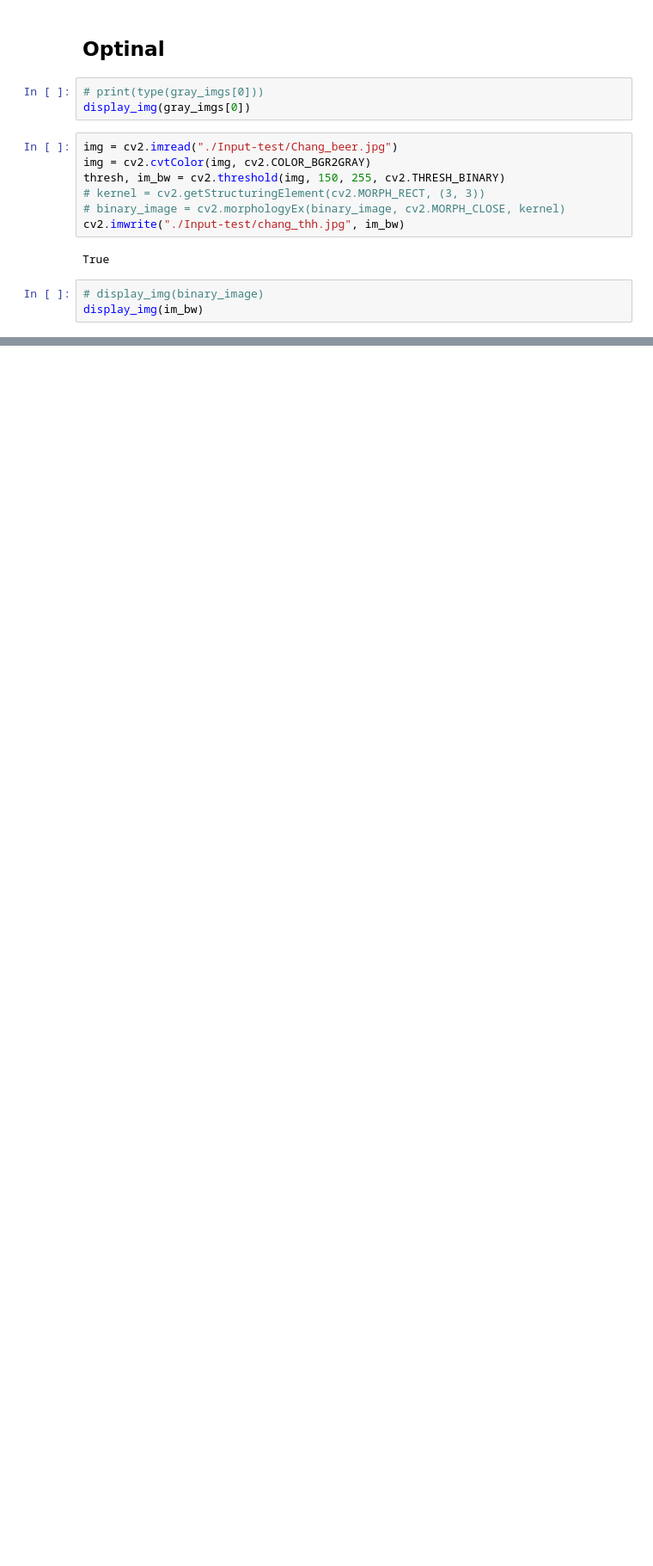
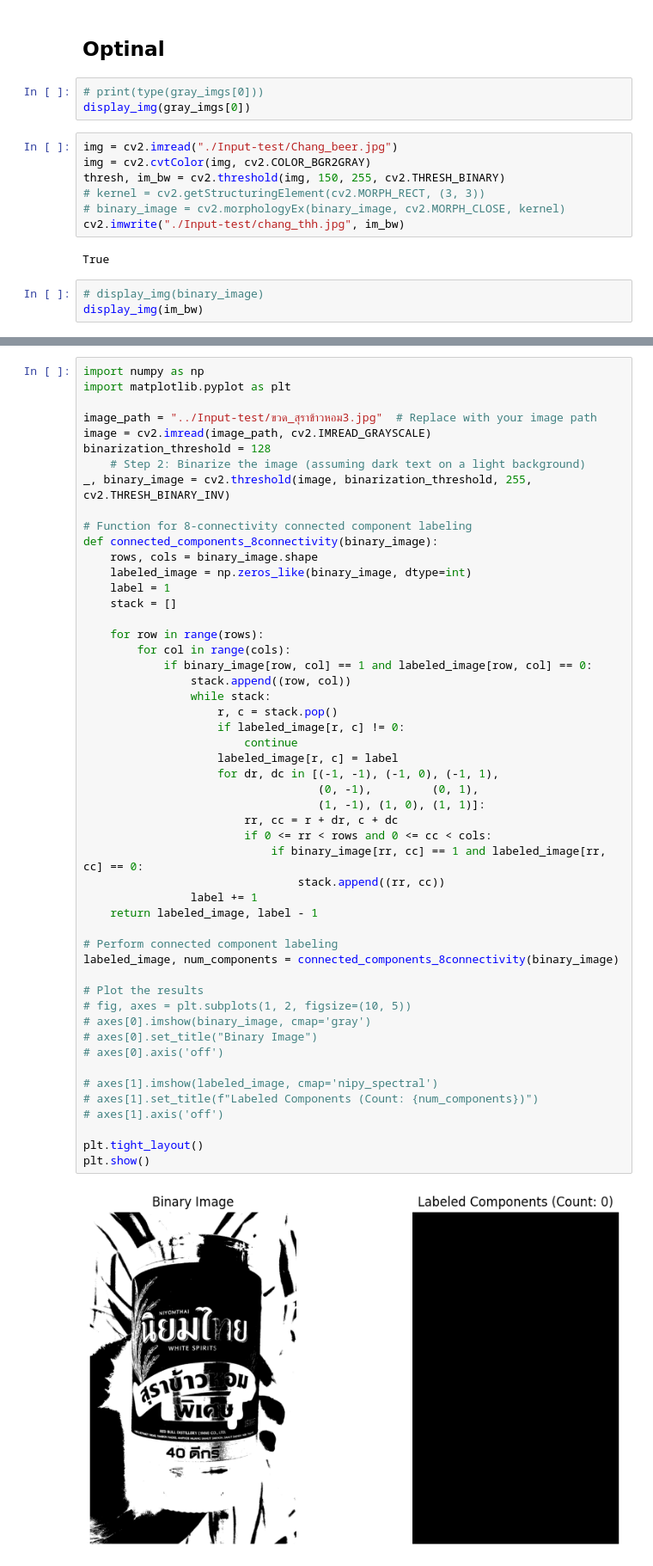
Before and after one commit to nkietwee/OCR-Product, a Jupyter notebook: Code/Pre-Processing.ipynb, the cells around one changed output, grey strips where cells are left out. Shown: that part at 86% size. Drawn from its saved outputs; the diff is of its cells as text; blank space fills up the shorter version.

```diff
--- a/Code/Pre-Processing.ipynb
+++ b/Code/Pre-Processing.ipynb
@@ -213,0 +280,53 @@ display_img(im_bw)
+# %%
+import numpy as np
+import matplotlib.pyplot as plt
+
+image_path = "../Input-test/ขวด_สุราข้าวหอม3.jpg"  # Replace with your image path
+image = cv2.imread(image_path, cv2.IMREAD_GRAYSCALE)
+binarization_threshold = 128
+    # Step 2: Binarize the image (assuming dark text on a light background)
+_, binary_image = cv2.threshold(image, binarization_threshold, 255, cv2.THRESH_BINARY_INV)
+
+# Function for 8-connectivity connected component labeling
+def connected_components_8connectivity(binary_image):
+    rows, cols = binary_image.shape
+    labeled_image = np.zeros_like(binary_image, dtype=int)
+    label = 1
+    stack = []
+
+    for row in range(rows):
+        for col in range(cols):
+            if binary_image[row, col] == 1 and labeled_image[row, col] == 0:
+                stack.append((row, col))
+                while stack:
+                    r, c = stack.pop()
+                    if labeled_image[r, c] != 0:
+                        continue
+                    labeled_image[r, c] = label
+                    for dr, dc in [(-1, -1), (-1, 0), (-1, 1),
+                                   (0, -1),         (0, 1),
+                                   (1, -1), (1, 0), (1, 1)]:
+                        rr, cc = r + dr, c + dc
+                        if 0 <= rr < rows and 0 <= cc < cols:
+                            if binary_image[rr, cc] == 1 and labeled_image[rr, cc] == 0:
+                                stack.append((rr, cc))
+                label += 1
+    return labeled_image, label - 1
+
+# Perform connected component labeling
+labeled_image, num_components = connected_components_8connectivity(binary_image)
+
+# Plot the results
+# fig, axes = plt.subplots(1, 2, figsize=(10, 5))
+# axes[0].imshow(binary_image, cmap='gray')
+# axes[0].set_title("Binary Image")
+# axes[0].axis('off')
+
+# axes[1].imshow(labeled_image, cmap='nipy_spectral')
+# axes[1].set_title(f"Labeled Components (Count: {num_components})")
+# axes[1].axis('off')
+
+plt.tight_layout()
+plt.show()
+# %% [output]
+[figure, added]
```
Also changed, not shown: parts of 2 cells of this notebook, 10 other files.
